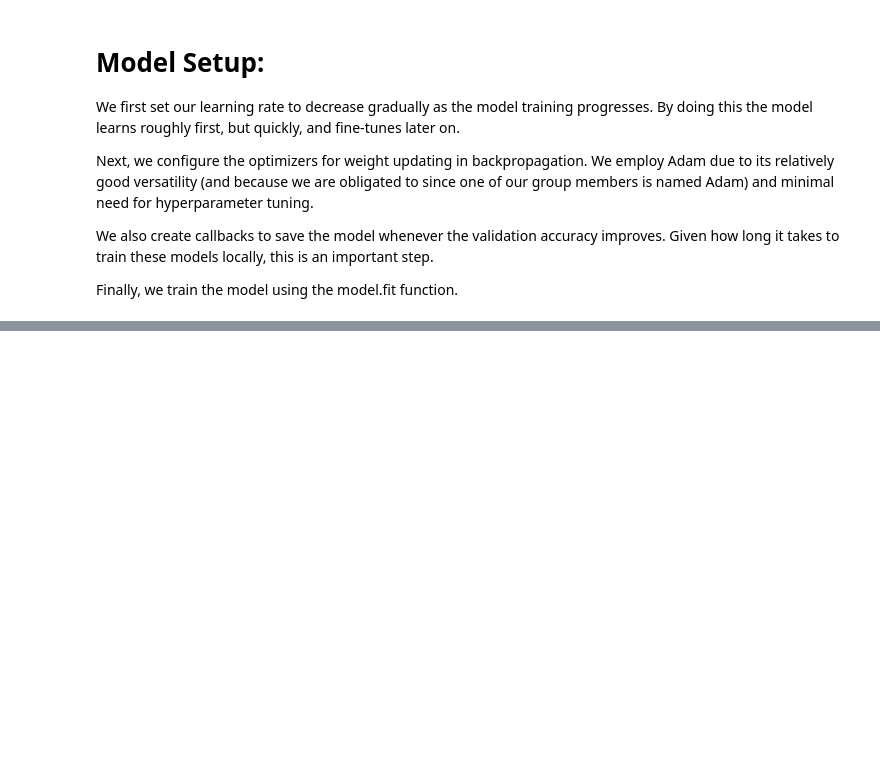
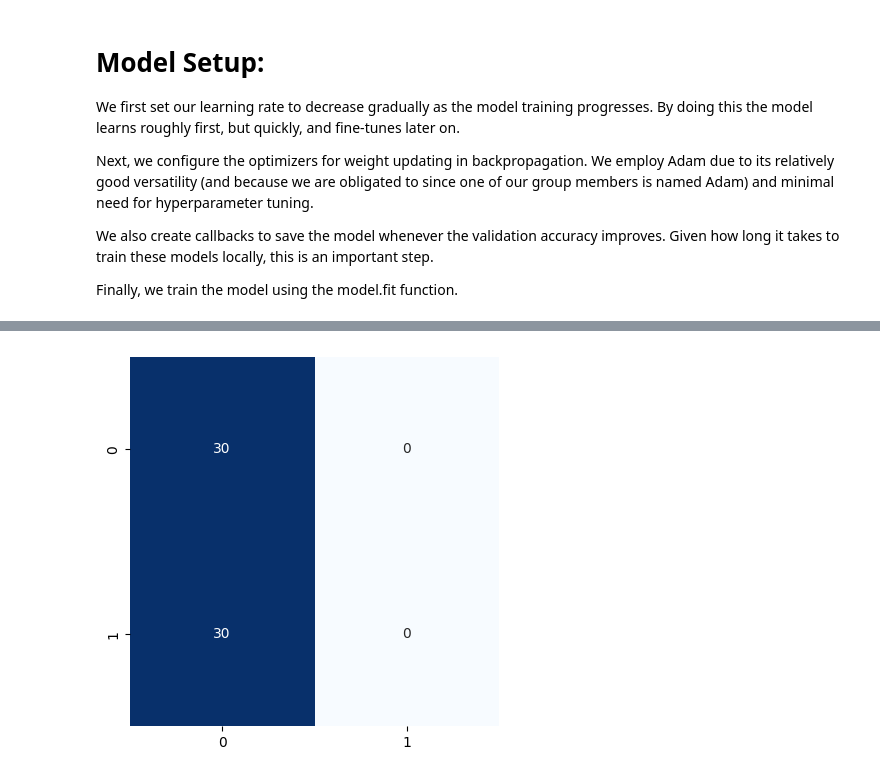
Before and after one commit to SenorYuen/BMEN415FinalProject, a Jupyter notebook: cnn.ipynb, the cells around one changed output, grey strips where cells are left out. Cells and saved outputs as stored; diff of their text form; code cells hidden in the pictures; blank space fills up the shorter version.

```diff
--- a/cnn.ipynb
+++ b/cnn.ipynb
@@ -375,12 +385,14 @@ This model is 44.80 percent confident that CT scan is abnormal
 # %%
 from sklearn.metrics import confusion_matrix
 import seaborn as sns
+import matplotlib.pyplot as plt
 
 y_pred = model.predict(x_test)
 y_pred_c = np.argmax(y_pred, axis=1)
-y_test_c = np.argmax(y_test, axis=1)
+y_test_c = y_test
+
 matrix_confusion = confusion_matrix(y_test_c, y_pred_c)
 
-sns.heatmap(matrix_confusion, square=True, annot=True, cmap='Blues', fmt='d', cbar=False )
+sns.heatmap(matrix_confusion, square=True, annot=True, cmap='Blues', fmt='d', cbar=False)
 plt.show()
 # %% [output]
@@ -388 +400,2 @@ plt.show()
+[figure, added]
 # %%
```
Also changed, not shown: parts of 7 cells of this notebook, 2 other files.
